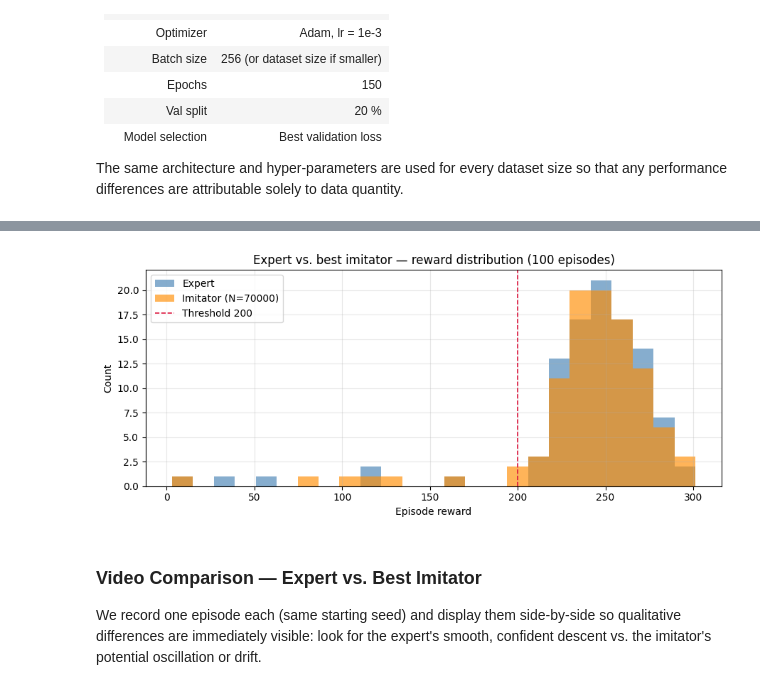
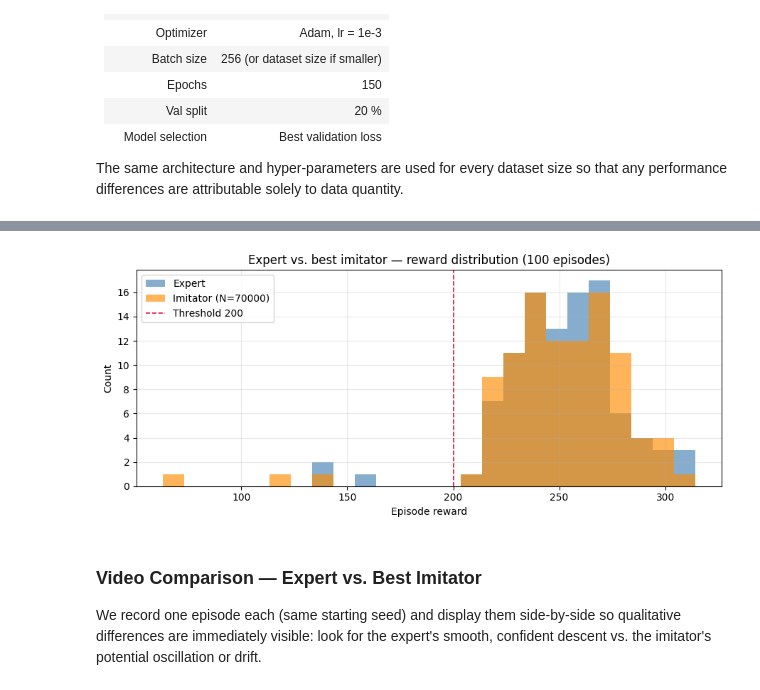
Before and after one commit to TalHibner/reinforcement-learning-imitation-learning-Assignment1, a Jupyter notebook: assignment1.ipynb, the cells around one changed output, grey strips where cells are left out. Saved outputs shown, nothing was run; the diff lists cells and outputs as text; code cells hidden in the pictures.

```diff
--- a/assignment1.ipynb
+++ b/assignment1.ipynb
@@ -493,11 +529,11 @@ Metrics compared:
 # %%
-def evaluate_imitator(model: nn.Module, n_episodes: int = 100):
-    """Run ImitationNet as a greedy policy. return per-episode rewards and lengths."""
-    env = gym.make('LunarLander-v3')
+def evaluate_imitator(model: nn.Module, n_episodes: int = 100, seed=0):
+    """Run ImitationNet as a greedy policy"""
+    env = gym.make("LunarLander-v3")
     model.eval()
-    rewards, lengths, success = [], [], []
-    for episode in range(n_episodes):
-        obs, _ = env.reset(seed=200+episode)
+    rewards, lengths, success, lp_success = [], [], [], []
+    for ep in range(n_episodes):
+        obs, _ = env.reset(seed=seed + ep)
         total_r, steps, done = 0.0, 0, False
         while not done:
             with torch.no_grad():
@@ -509,45 +545,55 @@ def evaluate_imitator(model: nn.Module, n_episodes: int = 100):
             done = terminated or truncated
         rewards.append(total_r)
         lengths.append(steps)
-        success.append(terminated and abs(obs[0]) <= 0.2)
+        success.append(total_r >= 200)
+        lp_success.append(terminated and abs(obs[0]) <= 0.2)
     env.close()
-    return np.array(rewards), np.array(lengths), np.array(success)
+    return np.array(rewards), np.array(lengths), np.array(success), np.array(lp_success)
 # %%
 # Evaluate best imitator
 N = DATASET_SIZES[-1]
 best_imitator = trained_models[N]
-im_rewards, im_lengths, im_success = evaluate_imitator(best_imitator)
+im_rewards, im_lengths, im_success, im_lp_success = evaluate_imitator(best_imitator)
 
 # Re-evaluate expert with identical seeds for a fair comparison
-env = gym.make('LunarLander-v3')
-expert_model = PPO.load('models/best_model_5m')
-exp_rewards_b3, exp_lengths_b3, exp_success_b3 = [], [], []
-for episode in range(100):
-    obs, _ = env.reset(seed=200+episode)
+env = gym.make("LunarLander-v3")
+expert_model = PPO.load("models/5m/best_model.zip")
+exp_rewards_b3, exp_lengths_b3, exp_success_b3, exp_lp_success_b3 = [], [], [], []
+for ep in range(100):
+    obs, _ = env.reset(seed=ep)
     total_r, steps, done = 0.0, 0, False
     while not done:
         action, _ = expert_model.predict(obs, deterministic=True)
         obs, r, terminated, truncated, _ = env.step(action)
         total_r += r
-        steps += 1;
+        steps += 1
         done = terminated or truncated
     exp_rewards_b3.append(total_r)
     exp_lengths_b3.append(steps)
-    exp_success_b3.append(terminated and abs(obs[0]) <= 0.2)
+    exp_success_b3.append(total_r >= 200)
+    exp_lp_success_b3.append(terminated and abs(obs[0]) <= 0.2)
+env.close()
+
+# Convert expert lists to numpy arrays so .mean/.std work
 exp_rewards_b3 = np.array(exp_rewards_b3)
 exp_lengths_b3 = np.array(exp_lengths_b3)
 exp_success_b3 = np.array(exp_success_b3)
-env.close()
+exp_lp_success_b3 = np.array(exp_lp_success_b3)
 
 # Summary table
-header = f'{"Policy":22s}  {"Mean Reward":>12}  {"Std":>7}  {"Success %":>10}  {"Mean Steps":>10}'
-print(header); print('-' * len(header))
-for label, rews, lens, succ in [
-    ('Expert', exp_rewards_b3, exp_lengths_b3, exp_success_b3),
-    (f'Imitator (N={N})', im_rewards, im_lengths, im_success),
+header = f'{"Policy":15s}  {"Mean Reward":>12}  {"Std":>7}  {"Total Success %":>12}  ' f'{"Landing Pad Success %":>12}  {"Mean Steps":>10}'
+print(header)
+print("-" * len(header))
+for label, rews, lens, succ, lp_succ in [
+    ("Expert", exp_rewards_b3, exp_lengths_b3, exp_success_b3, exp_lp_success_b3),
+    (f"Imitator (N={N})", im_rewards, im_lengths, im_success, im_lp_success),
 ]:
-    print(f'{label:22s}  {rews.mean():12.2f}  {rews.std():7.2f}'
-          f'  {(succ).mean()*100:10.1f}  {lens.mean():10.1f}')
+    print(
+        f"{label:15s}  {rews.mean():12.2f}  {rews.std():7.2f}"
+        f"  {(succ).mean()*100:14.1f}  {(lp_succ).mean()*100:18.1f}"
+        f"  {lens.mean():10.1f}"
+    )
+
 
 shared_bins = np.linspace(
     min(exp_rewards_b3.min(), im_rewards.min()),
@@ -555,13 +601,15 @@ shared_bins = np.linspace(
     26,
 )
 fig, ax = plt.subplots(figsize=(9, 4))
-ax.hist(exp_rewards_b3, bins=shared_bins, alpha=0.65, color='steelblue', label='Expert')
-ax.hist(im_rewards, bins=shared_bins, alpha=0.65, color='darkorange', label=f'Imitator (N={N})')
-ax.axvline(200, color='crimson', linestyle='--', linewidth=1.2, label='Threshold 200')
-ax.set_xlabel('Episode reward'); ax.set_ylabel('Count')
-ax.set_title('Expert vs. best imitator — reward distribution (100 episodes)')
-ax.legend(); ax.grid(True, alpha=0.3)
+ax.hist(exp_rewards_b3, bins=shared_bins, alpha=0.65, color="steelblue", label="Expert")
+ax.hist(im_rewards, bins=shared_bins, alpha=0.65, color="darkorange", label=f"Imitator (N={N})")
+ax.axvline(200, color="crimson", linestyle="--", linewidth=1.2, label="Threshold 200")
+ax.set_xlabel("Episode reward")
+ax.set_ylabel("Count")
+ax.set_title("Expert vs. best imitator — reward distribution (100 episodes)")
+ax.legend()
+ax.grid(True, alpha=0.3)
 plt.tight_layout()
-plt.savefig('logs/b3_expert_vs_imitator.png')
+plt.savefig("logs/b3_expert_vs_imitator.png")
 plt.show()
 # %% [output]
@@ -572,4 +620,4 @@ Imitator (N=70000)            239.79    42.64        95.0       371.0
-[figure, old version]
+[figure, new version]
 # %% [markdown]
 ### Video Comparison — Expert vs. Best Imitator
 
```
Also changed, not shown: parts of 35 cells of this notebook.
